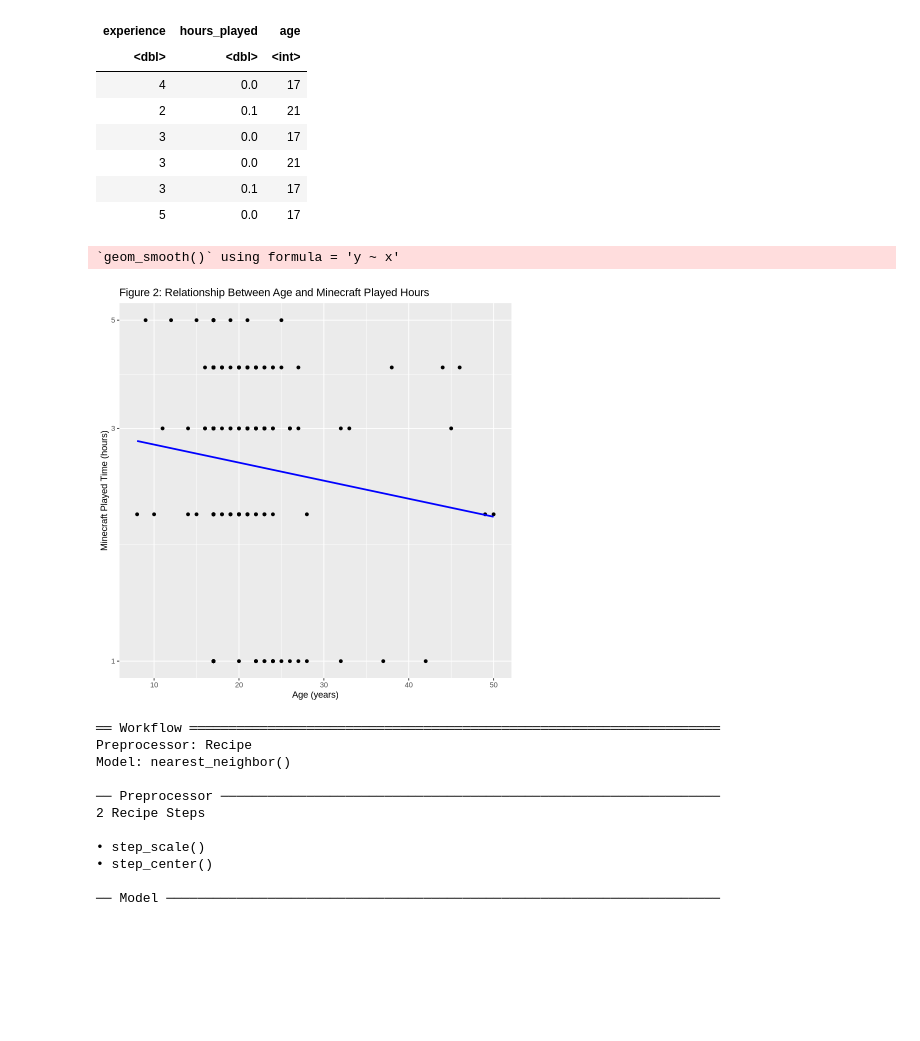
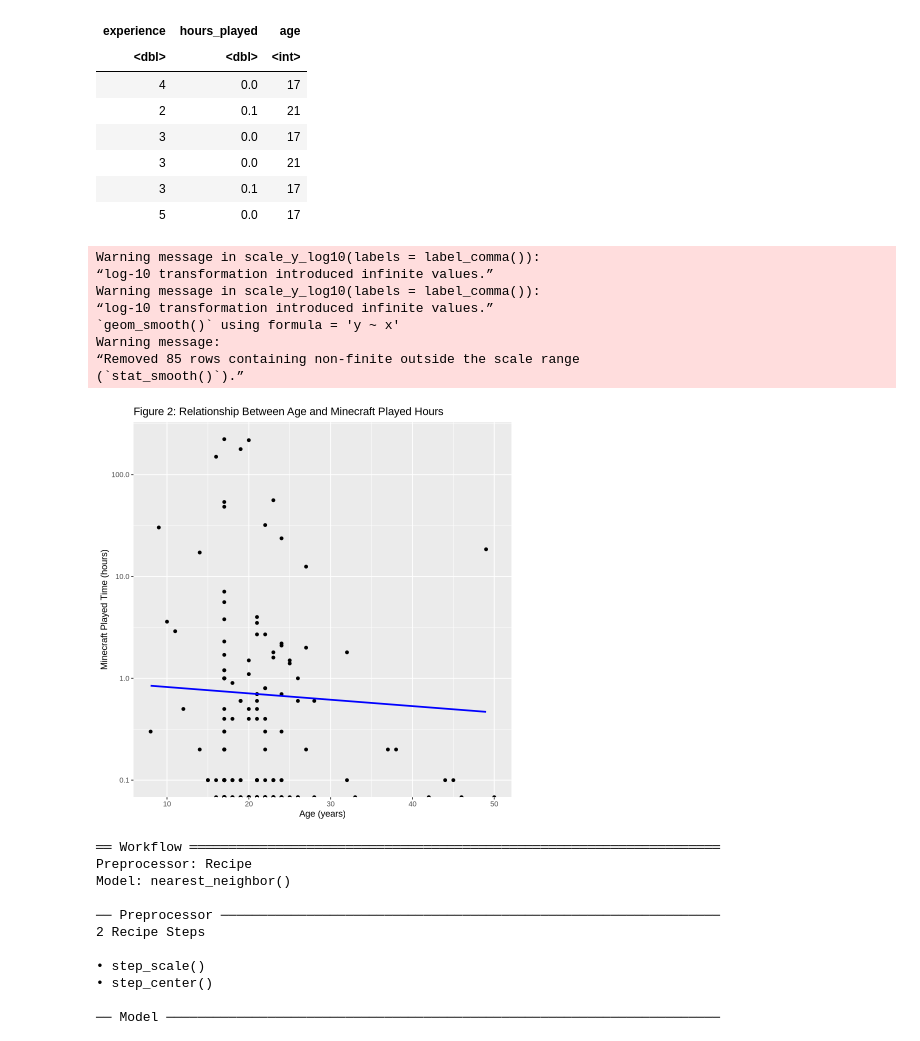
Before and after one commit to azoli113/DSCI100-Project-Group-006-36, a Jupyter notebook: draft.ipynb, the cells around one changed output. Saved outputs shown, nothing was run; the diff lists cells and outputs as text; code cells hidden in the pictures; blank space fills up the shorter version.

```diff
--- a/draft.ipynb
+++ b/draft.ipynb
@@ -120,16 +138,23 @@ A tibble: 6 × 3
 | 3 | 0.1 | 17 |
 | 5 | 0.0 | 17 |
 # %%
-ggplot(players, aes(x = age, y = experience)) +
+ggplot(players, aes(x = age, y = hours_played)) +
     geom_point() +
     geom_smooth(method = "lm", se = FALSE, color = "blue") +
     labs(title = "Figure 2: Relationship Between Age and Minecraft Played Hours",
          x = "Age (years)",
          y = "Minecraft Played Time (hours)") +
     scale_y_log10(labels = label_comma())
 # %% [output]
+Warning message in scale_y_log10(labels = label_comma()):
+“log-10 transformation introduced infinite values.”
+Warning message in scale_y_log10(labels = label_comma()):
+“log-10 transformation introduced infinite values.”
 `geom_smooth()` using formula = 'y ~ x'
+Warning message:
+“Removed 85 rows containing non-finite outside the scale range
+(`stat_smooth()`).”
-[figure, old version]
+[figure, new version]
 # %%
 set.seed(2)
 
```
Also changed, not shown: parts of 1 cell of this notebook, 1 other file.
